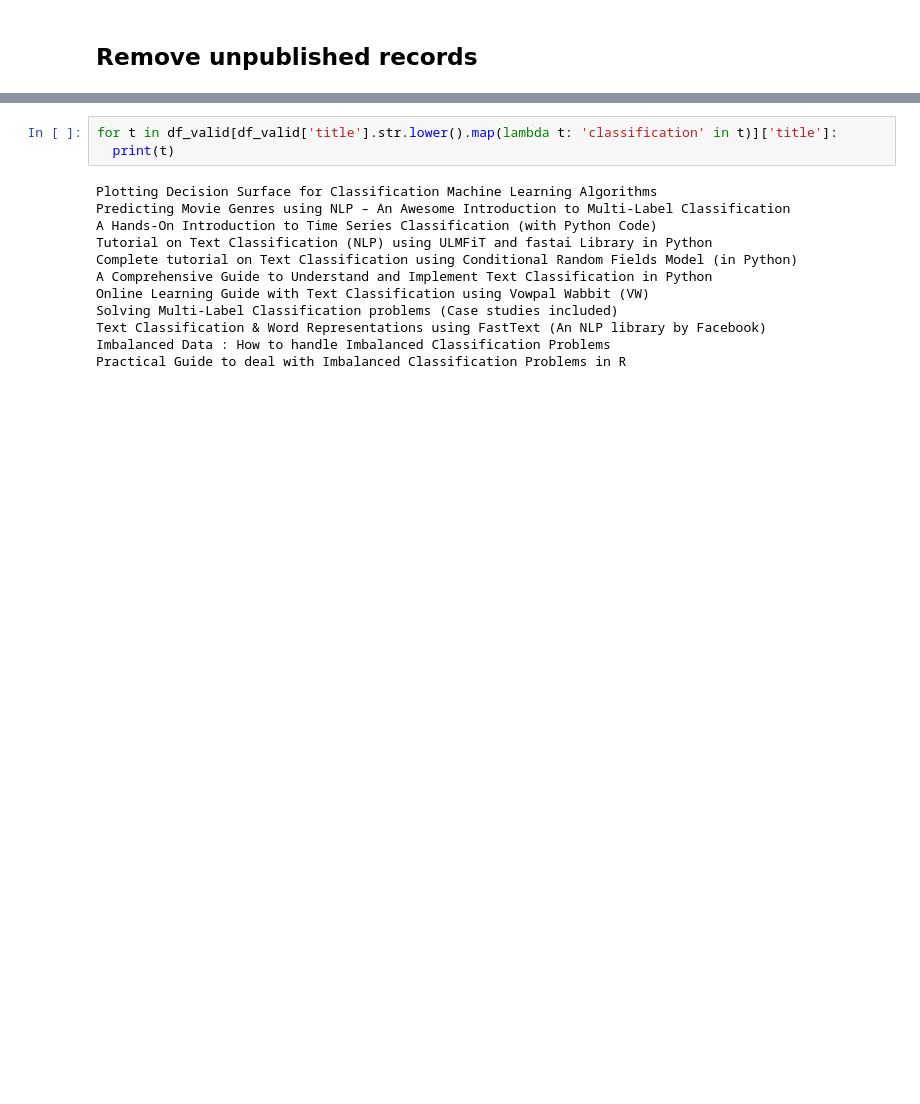
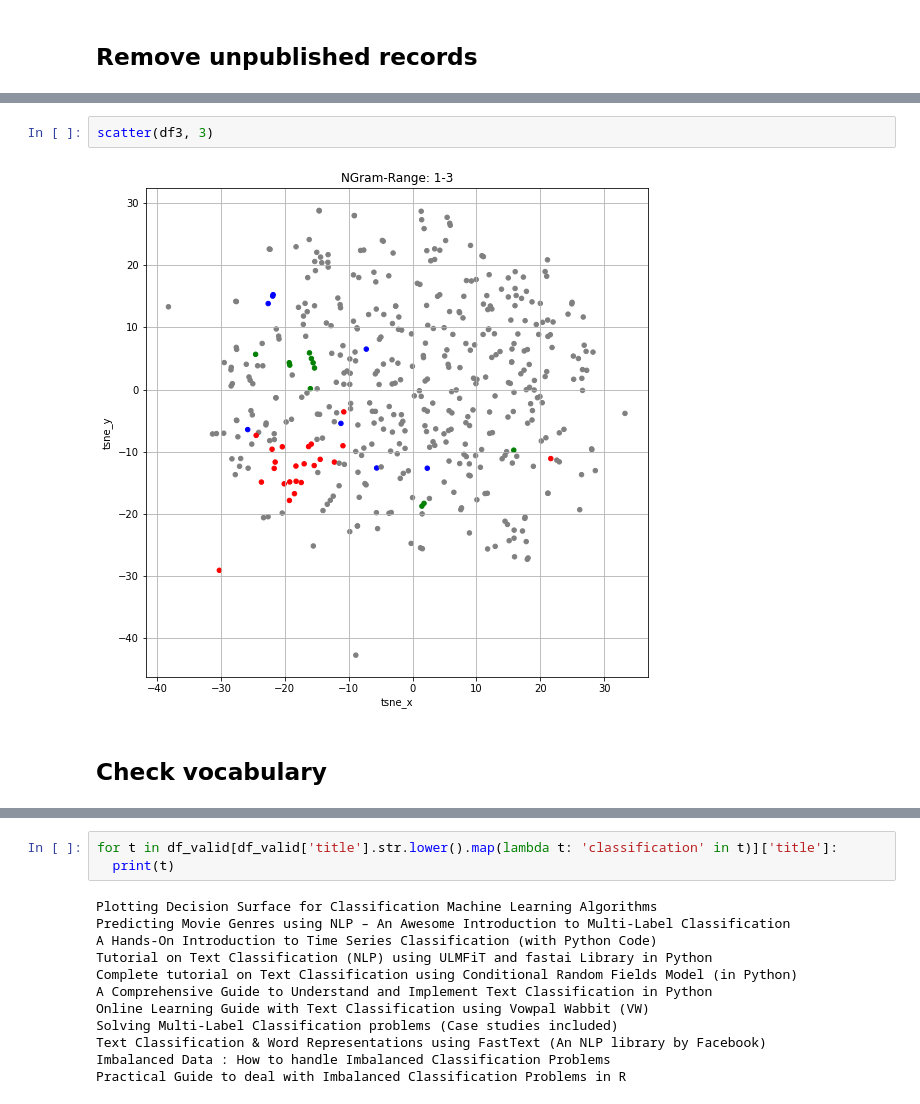
Before and after one commit to sanjaydasgupta/data-mining-of-website-articles, a Jupyter notebook: ml-blogs-eda.ipynb, the cells around one changed output, grey strips where cells are left out. Cells and saved outputs as stored; diff of their text form; blank space fills up the shorter version.

```diff
--- a/ml-blogs-eda.ipynb
+++ b/ml-blogs-eda.ipynb
@@ -35,0 +65,6 @@ ax = df621.plot(kind='scatter', x='tsne_x', y='tsne_y', figsize=(9, 9), grid=Tru
+# %%
+scatter(df3, 3)
+# %% [output]
+[figure, added]
+# %% [markdown]
+## Check vocabulary
```
Also changed, not shown: parts of 17 cells of this notebook.
